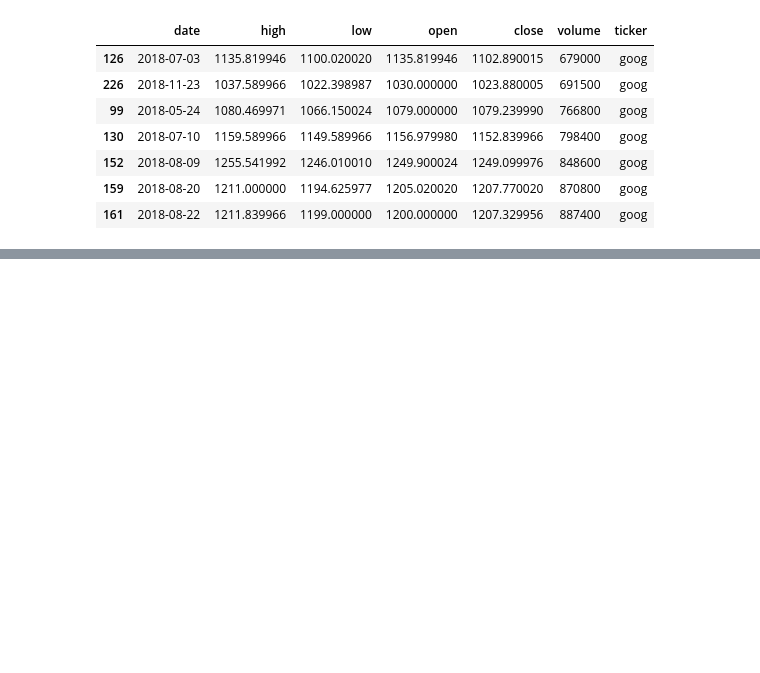
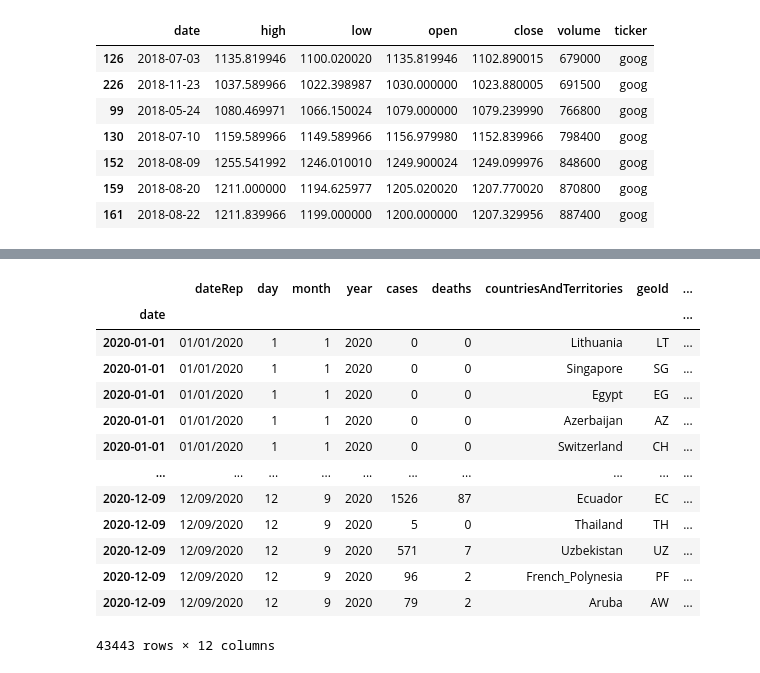
Before and after one commit to daothuphuong98/visualization, a Jupyter notebook: Week4.ipynb, the cells around one changed output, grey strips where cells are left out. Cells and saved outputs as stored; diff of their text form; code cells hidden in the pictures; blank space fills up the shorter version.

```diff
--- a/Week4.ipynb
+++ b/Week4.ipynb
@@ -52,0 +57,4 @@ faang.sort_values('volume')[0:7]
+# %%
+from google.colab import files
+uploaded = files.upload()
+df = pd.read_csv(io.BytesIO(uploaded['covid19_cases.csv']))
@@ -52,0 +66,17 @@ faang.sort_values('volume')[0:7]
+# %%
+df.set_index('date').sort_index()
+# %% [output]
+|  | dateRep | day | month | year | cases | deaths | countriesAndTerritories | geoId | ... |
+| date |  |  |  |  |  |  |  |  | ... |
+| 2020-01-01 | 01/01/2020 | 1 | 1 | 2020 | 0 | 0 | Lithuania | LT | ... |
+| 2020-01-01 | 01/01/2020 | 1 | 1 | 2020 | 0 | 0 | Singapore | SG | ... |
+| 2020-01-01 | 01/01/2020 | 1 | 1 | 2020 | 0 | 0 | Egypt | EG | ... |
+| 2020-01-01 | 01/01/2020 | 1 | 1 | 2020 | 0 | 0 | Azerbaijan | AZ | ... |
+| 2020-01-01 | 01/01/2020 | 1 | 1 | 2020 | 0 | 0 | Switzerland | CH | ... |
+| ... | ... | ... | ... | ... | ... | ... | ... | ... | ... |
+| 2020-12-09 | 12/09/2020 | 12 | 9 | 2020 | 1526 | 87 | Ecuador | EC | ... |
+| 2020-12-09 | 12/09/2020 | 12 | 9 | 2020 | 5 | 0 | Thailand | TH | ... |
+| 2020-12-09 | 12/09/2020 | 12 | 9 | 2020 | 571 | 7 | Uzbekistan | UZ | ... |
+| 2020-12-09 | 12/09/2020 | 12 | 9 | 2020 | 96 | 2 | French_Polynesia | PF | ... |
+| 2020-12-09 | 12/09/2020 | 12 | 9 | 2020 | 79 | 2 | Aruba | AW | ... |
+43443 rows × 12 columns
```
Also changed, not shown: parts of 7 cells of this notebook.
